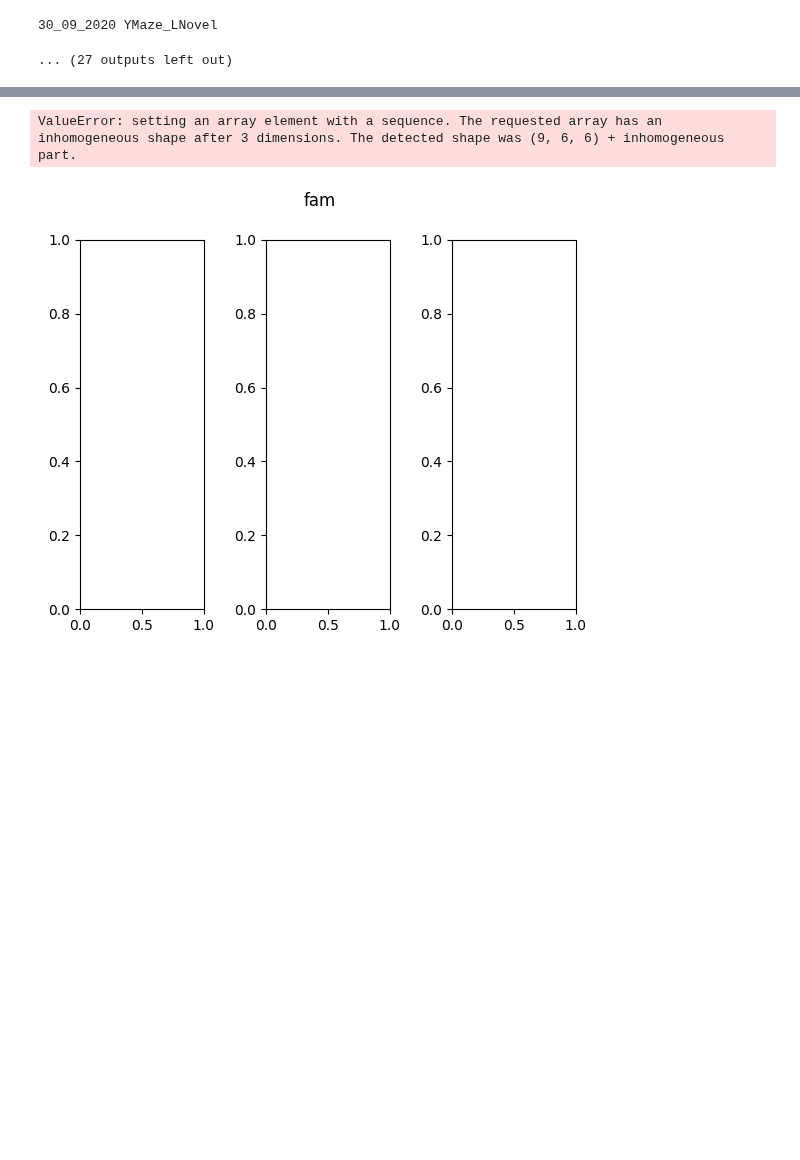
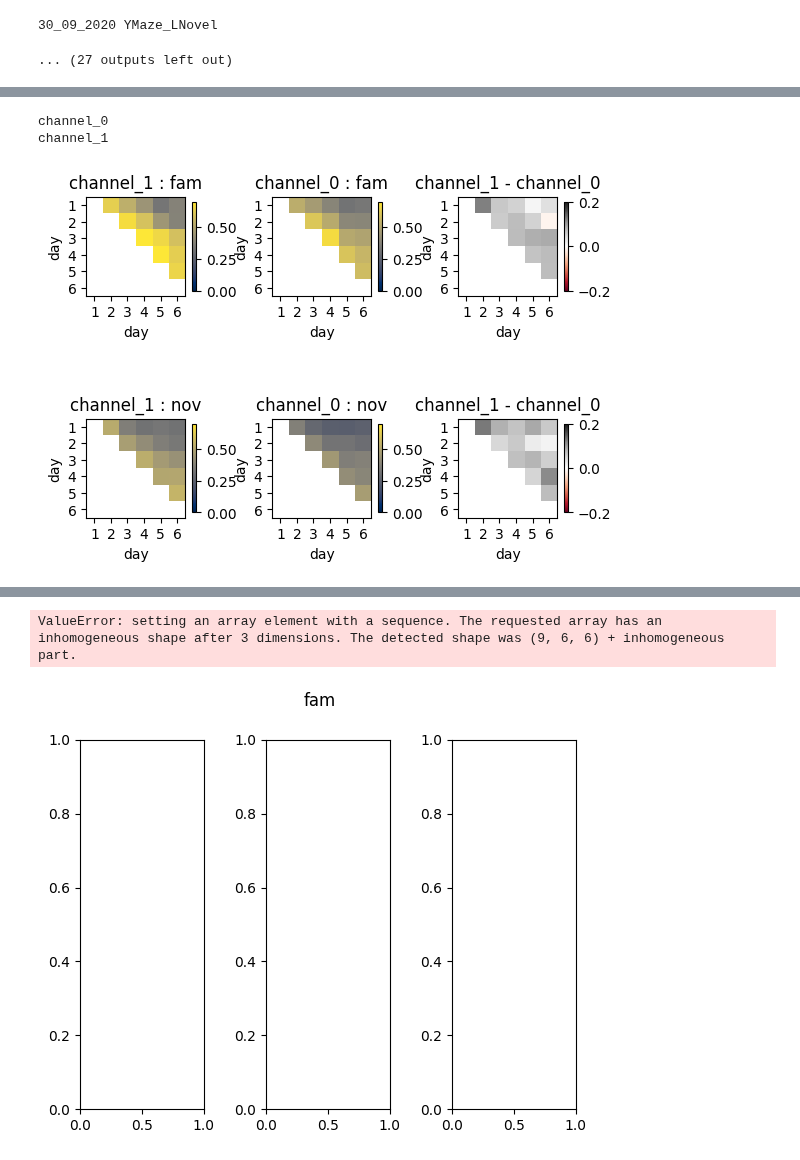
Before and after one commit to GiocomoLab/STX3KO_analyses, a Jupyter notebook: notebooks/figure2/pv_cross_corr.ipynb, the cells around one changed output, grey strips where cells are left out. Saved outputs shown, nothing was run; the diff lists cells and outputs as text; code cells hidden in the pictures; blank space fills up the shorter version.

```diff
--- a/notebooks/figure2/pv_cross_corr.ipynb
+++ b/notebooks/figure2/pv_cross_corr.ipynb
@@ -151,0 +357,56 @@ for ttype in ['fam', 'nov']:
+# %%
+# correlation matrices across days
+
+corr_mat = {}
+for chan in ('channel_0','channel_1'):
+    corr_mat[chan] = {'fam': None,
+                      'nov': None,
+                     }
+    print(chan)
+
+    for ttype in ('fam', 'nov'):
+
+        mat = np.nan*np.zeros([6,6, len(sparse_mice)])
+        for day in range(5):
+            for next_day in range(day+1, 6):
+
+                mask = (df['chan']==chan) * (df['day']==day) * (df['next_day']==next_day) * (df['ttype']==ttype)
+                tmp_df = df.loc[mask].groupby(['mouse'])['next_day_corr'].mean().reset_index()
+                # print(tmp_df['mouse'].unique())
+                # print(cond, ttype, reward_cell, day, next_day)
+                for i, mouse in enumerate(sparse_mice):
+                    mouse_mask = tmp_df['mouse']==mouse
+                    if mouse_mask.sum()>0:
+                        mat[day, next_day,i] = tmp_df.loc[mouse_mask,'next_day_corr'].values[0]
+
+
+        corr_mat[chan][ttype]= mat
+# %% [output]
+channel_0
+channel_1
+# %%
+fig, ax = plt.subplots(2,3)
+fig.subplots_adjust(wspace=.5, hspace=.5)
+
+for i, ttype in enumerate(('fam', 'nov')):
+    for j, chan in enumerate(('channel_1', 'channel_0')):
+        mat = corr_mat[chan][ttype]
+        h = ax[i,j].imshow(np.nanmean(mat,axis=-1), cmap='cividis', vmin=0, vmax=.7)
+        ax[i,j].set_title(f'{chan} : {ttype}')
+        fig.colorbar(h, shrink=.6)
+
+    mat = corr_mat['channel_1'][ttype] - corr_mat['channel_0'][ttype]
+    h = ax[i,2].imshow(np.nanmean(mat, axis=-1), cmap='RdGy', vmin=-.2, vmax=.2)
+    ax[i,2].set_title('channel_1 - channel_0')
+    fig.colorbar(h, shrink=.6)
+
+for a in ax.flatten():
+    a.set_xticks(np.arange(6), labels = np.arange(1,7))
+    a.set_yticks(np.arange(6), labels = np.arange(1,7))
+
+    a.set_xlabel('day')
+    a.set_ylabel('day')
+
+fig.savefig(figdir / f'chan_comparison_next_day_corr_heatmaps.svg')
+# %% [output]
+[figure, added]
```
Also changed, not shown: parts of 10 cells of this notebook, 18 other files.
